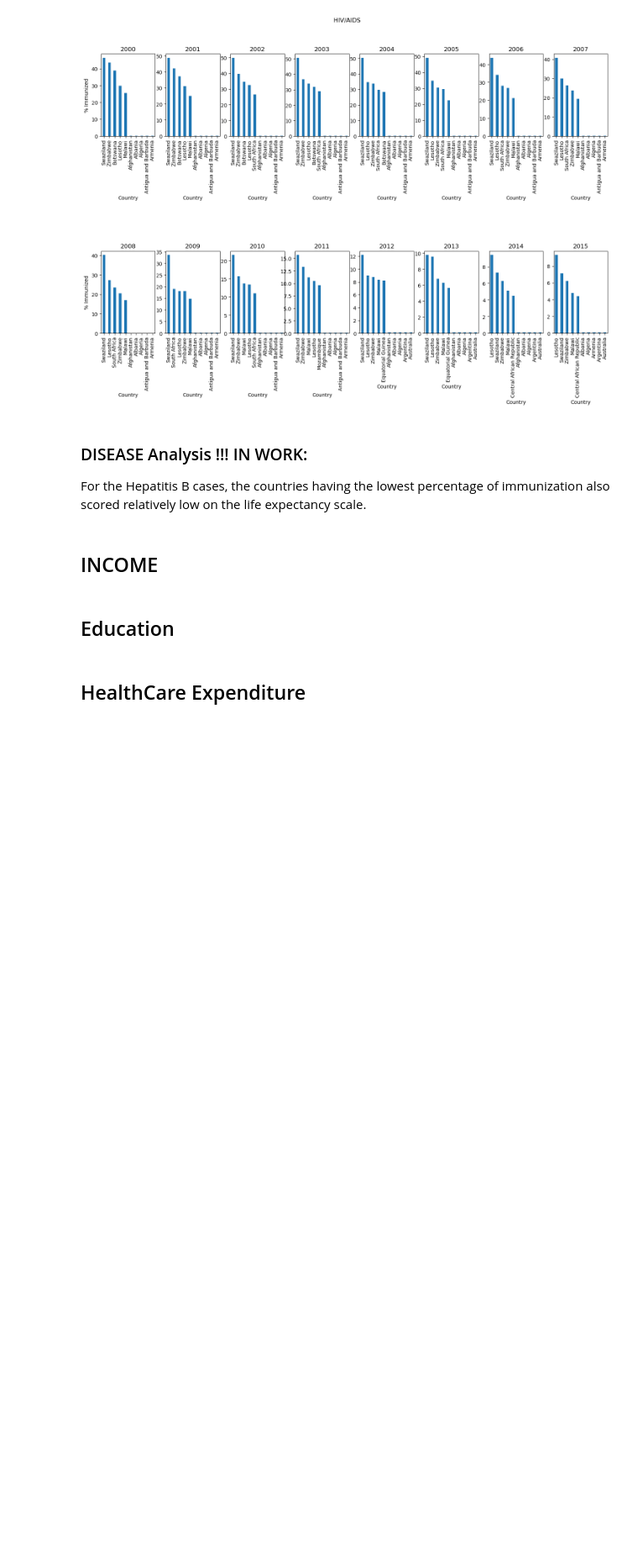
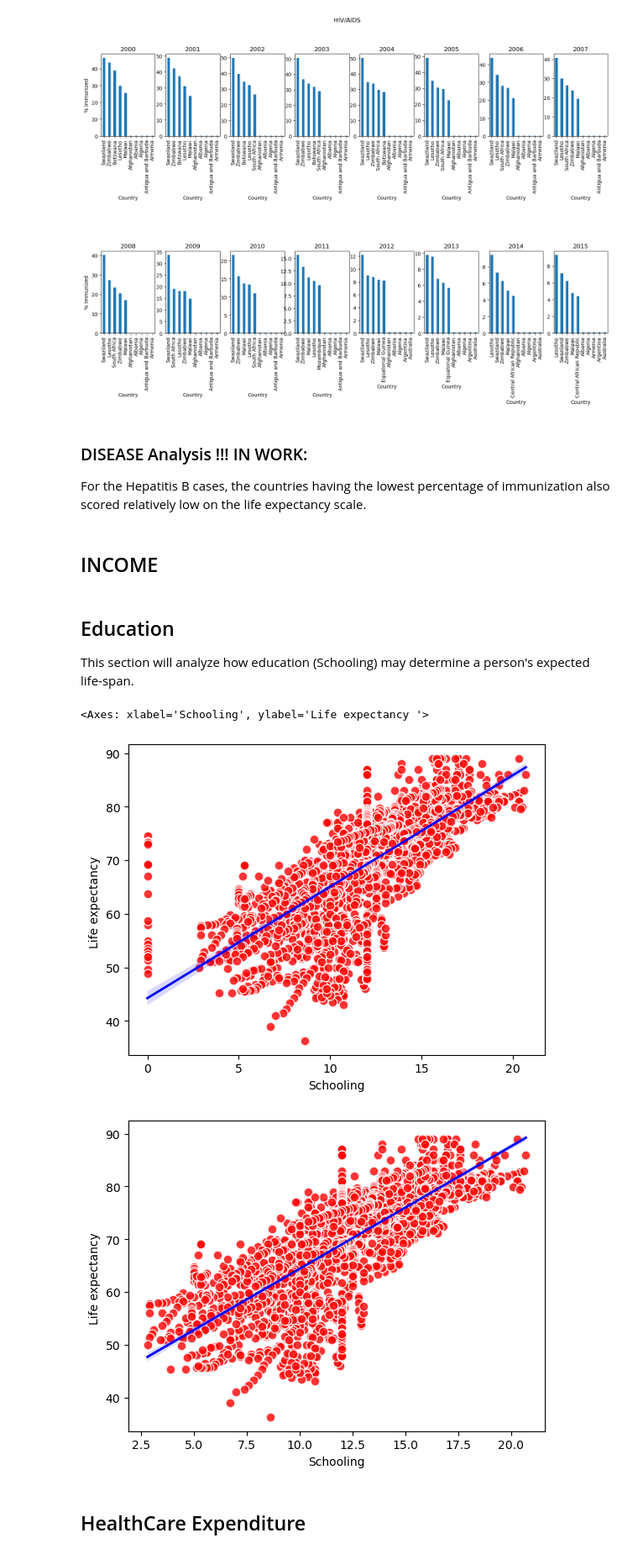
Before and after one commit to einsteinxx/UCLA_450.2_SUMMER, a Jupyter notebook: FinalProject_KeaneGonzalez.ipynb, the cells around one changed output. Shown at 84% size. Saved outputs shown, nothing was run; the diff lists cells and outputs as text; code cells hidden in the pictures; blank space fills up the shorter version.

Commit message:
CHANGE	worked on some education plots

```diff
--- a/FinalProject_KeaneGonzalez.ipynb
+++ b/FinalProject_KeaneGonzalez.ipynb
@@ -893,6 +880,34 @@ For the Hepatitis B cases, the countries having the lowest percentage of immuniz
 ## INCOME
 # %% [markdown]
 ## Education
+This section will analyze how education (Schooling) may determine a person's expected life-span.
+# %%
+#who_df[['Schooling','Life expectancy ']].plot(kind='scatter',x='Schooling', y='Life expectancy ')
+
+sns.regplot(
+    data=who_df,
+    x="Schooling",
+    y="Life expectancy ",
+    scatter_kws={'s': 60, 'color': 'red', 'alpha': 0.8, 'edgecolor': 'white'},
+    line_kws={'color': 'blue', 'linewidth': 2},
+    scatter=True
+)
+filtered_who_df = who_df[who_df['Schooling'] != 0].copy()
+plot.figure()
+sns.regplot(
+    data=filtered_who_df,
+    x="Schooling",
+    y="Life expectancy ",
+    scatter_kws={'s': 60, 'color': 'red', 'alpha': 0.8, 'edgecolor': 'white'},
+    line_kws={'color': 'blue', 'linewidth': 2},
+    scatter=True
+)
+#filtered_who_df[['Schooling','Life expectancy ']].plot(kind='scatter',x='Schooling', y='Life expectancy ', cmap='RdGy_r')
+# kinds: ('line', 'bar', 'barh', 'kde', 'density', 'area', 'hist', 'box', 'pie', 'scatter', 'hexbin')
+# %% [output]
+<Axes: xlabel='Schooling', ylabel='Life expectancy '>
+[figure, added]
+[figure, added]
 # %% [markdown]
 ## HealthCare Expenditure
 # %%
```
Also changed, not shown: parts of 11 cells of this notebook.
